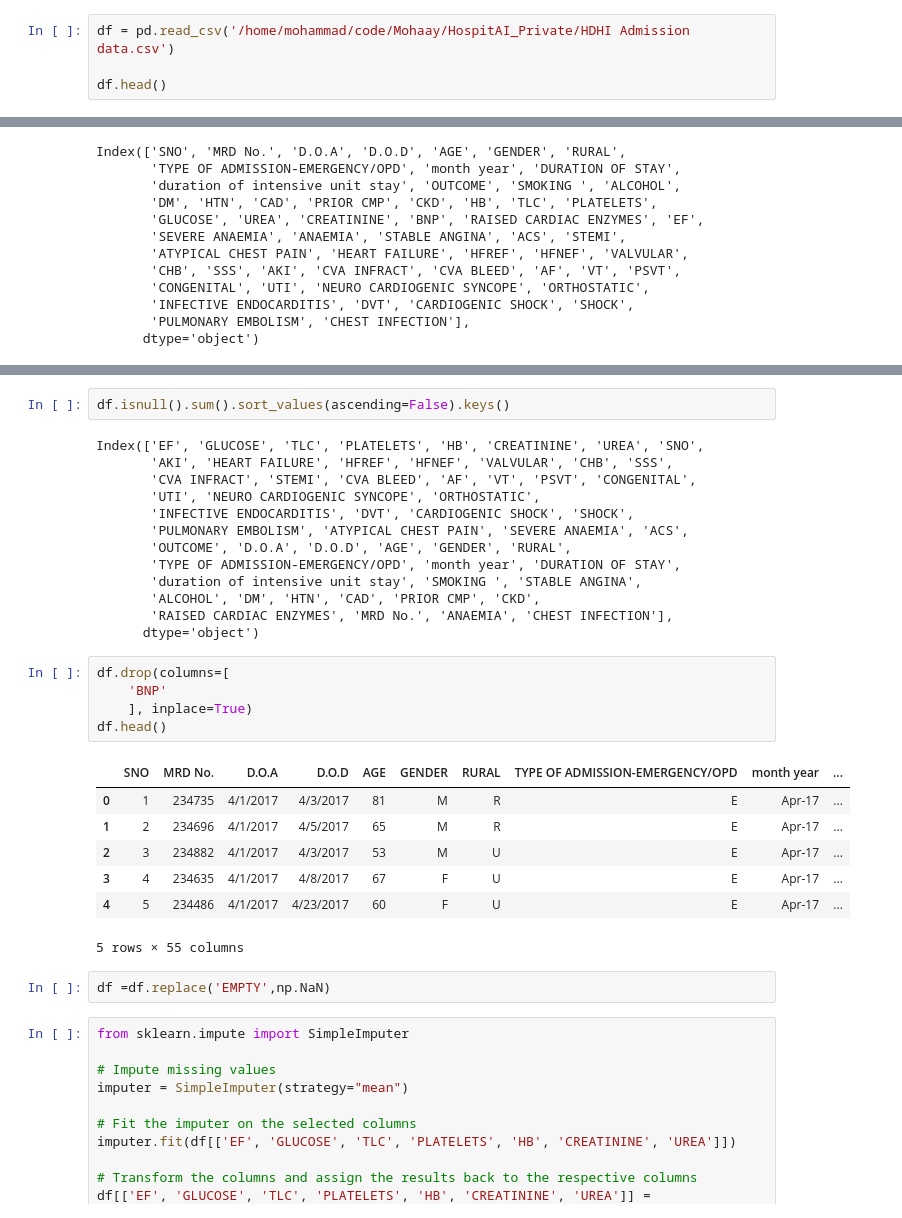
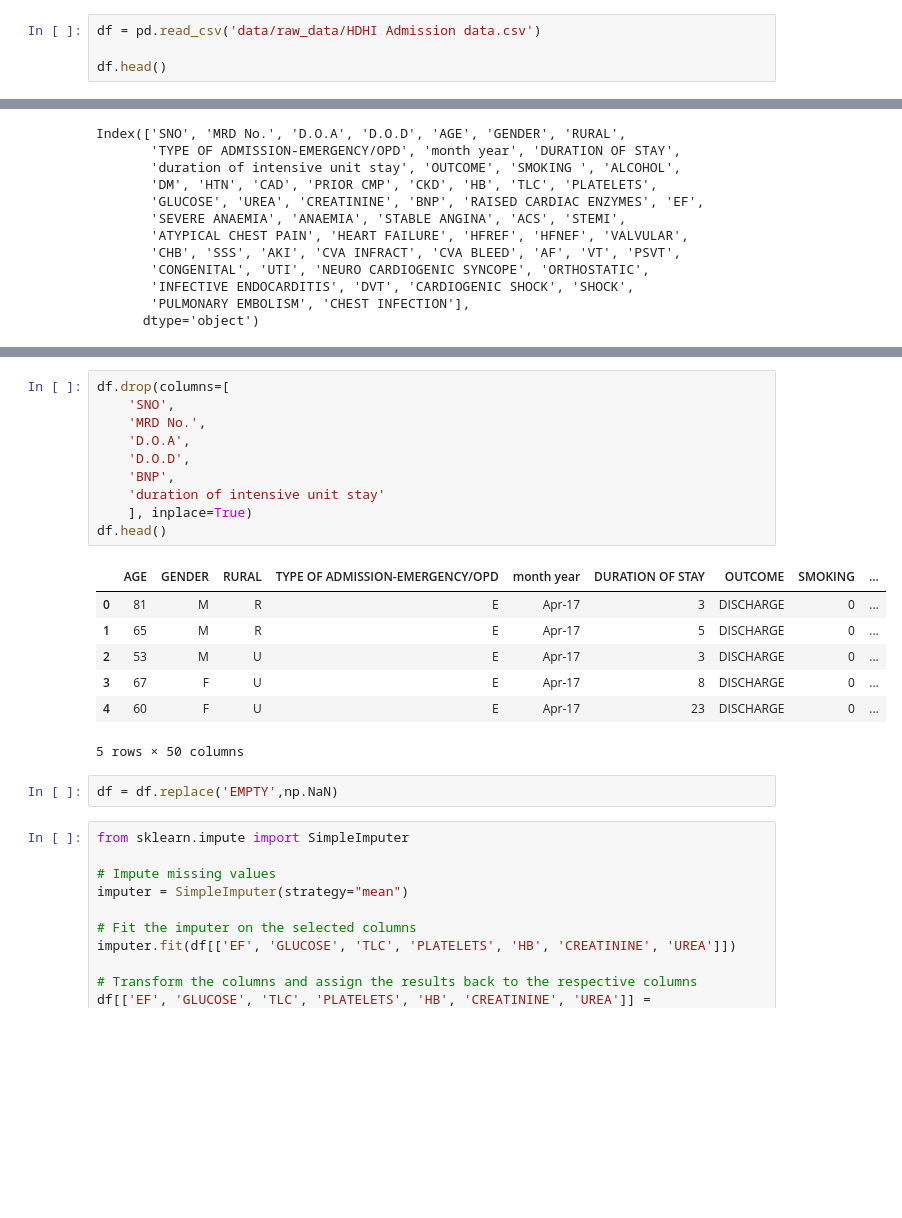
Before and after one commit to Reem24Alamri/hospitai, a Jupyter notebook: Preprocessing_new data.ipynb, the cells around one changed output, grey strips where cells are left out. Cells and saved outputs as stored; diff of their text form; blank space fills up the shorter version.

```diff
--- a/Preprocessing_new data.ipynb
+++ b/Preprocessing_new data.ipynb
@@ -22,7 +22,7 @@ from sklearn.linear_model import LinearRegression
 from sklearn.model_selection import cross_val_score
 from sklearn.ensemble import RandomForestRegressor
 # %%
-df = pd.read_csv('/home/mohammad/code/Mohaay/HospitAI_Private/HDHI Admission data.csv')
+df = pd.read_csv('data/raw_data/HDHI Admission data.csv')
 
 df.head()
 # %% [output]
@@ -148,33 +86,23 @@ dtype: int64
-# %%
-df.isnull().sum().sort_values(ascending=False).keys()
-# %% [output]
-Index(['EF', 'GLUCOSE', 'TLC', 'PLATELETS', 'HB', 'CREATININE', 'UREA', 'SNO',
-       'AKI', 'HEART FAILURE', 'HFREF', 'HFNEF', 'VALVULAR', 'CHB', 'SSS',
-       'CVA INFRACT', 'STEMI', 'CVA BLEED', 'AF', 'VT', 'PSVT', 'CONGENITAL',
-       'UTI', 'NEURO CARDIOGENIC SYNCOPE', 'ORTHOSTATIC',
-       'INFECTIVE ENDOCARDITIS', 'DVT', 'CARDIOGENIC SHOCK', 'SHOCK',
-       'PULMONARY EMBOLISM', 'ATYPICAL CHEST PAIN', 'SEVERE ANAEMIA', 'ACS',
-       'OUTCOME', 'D.O.A', 'D.O.D', 'AGE', 'GENDER', 'RURAL',
-       'TYPE OF ADMISSION-EMERGENCY/OPD', 'month year', 'DURATION OF STAY',
-       'duration of intensive unit stay', 'SMOKING ', 'STABLE ANGINA',
-       'ALCOHOL', 'DM', 'HTN', 'CAD', 'PRIOR CMP', 'CKD',
-       'RAISED CARDIAC ENZYMES', 'MRD No.', 'ANAEMIA', 'CHEST INFECTION'],
-      dtype='object')
 # %%
 df.drop(columns=[
-    'BNP'
+    'SNO',
+    'MRD No.',
+    'D.O.A',
+    'D.O.D',
+    'BNP',
+    'duration of intensive unit stay'
     ], inplace=True)
 df.head()
 # %% [output]
-|  | SNO | MRD No. | D.O.A | D.O.D | AGE | GENDER | RURAL | TYPE OF ADMISSION-EMERGENCY/OPD | month year | ... |
-| 0 | 1 | 234735 | 4/1/2017 | 4/3/2017 | 81 | M | R | E | Apr-17 | ... |
-| 1 | 2 | 234696 | 4/1/2017 | 4/5/2017 | 65 | M | R | E | Apr-17 | ... |
-| 2 | 3 | 234882 | 4/1/2017 | 4/3/2017 | 53 | M | U | E | Apr-17 | ... |
-| 3 | 4 | 234635 | 4/1/2017 | 4/8/2017 | 67 | F | U | E | Apr-17 | ... |
-| 4 | 5 | 234486 | 4/1/2017 | 4/23/2017 | 60 | F | U | E | Apr-17 | ... |
+|  | AGE | GENDER | RURAL | TYPE OF ADMISSION-EMERGENCY/OPD | month year | DURATION OF STAY | OUTCOME | SMOKING | ... |
+| 0 | 81 | M | R | E | Apr-17 | 3 | DISCHARGE | 0 | ... |
+| 1 | 65 | M | R | E | Apr-17 | 5 | DISCHARGE | 0 | ... |
+| 2 | 53 | M | U | E | Apr-17 | 3 | DISCHARGE | 0 | ... |
+| 3 | 67 | F | U | E | Apr-17 | 8 | DISCHARGE | 0 | ... |
+| 4 | 60 | F | U | E | Apr-17 | 23 | DISCHARGE | 0 | ... |
-5 rows × 55 columns
+5 rows × 50 columns
 # %%
-df =df.replace('EMPTY',np.NaN)
+df = df.replace('EMPTY',np.NaN)
 # %%
 from sklearn.impute import SimpleImputer
 
```
Also changed, not shown: parts of 51 cells of this notebook.
